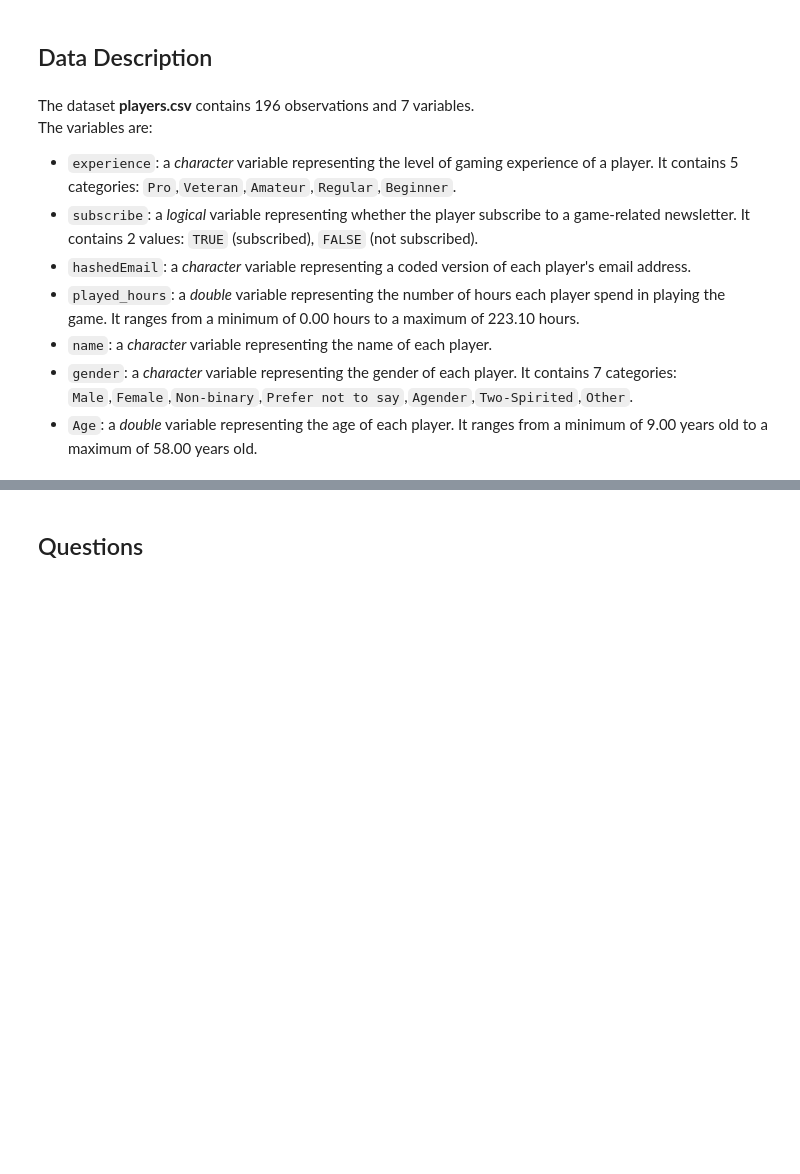
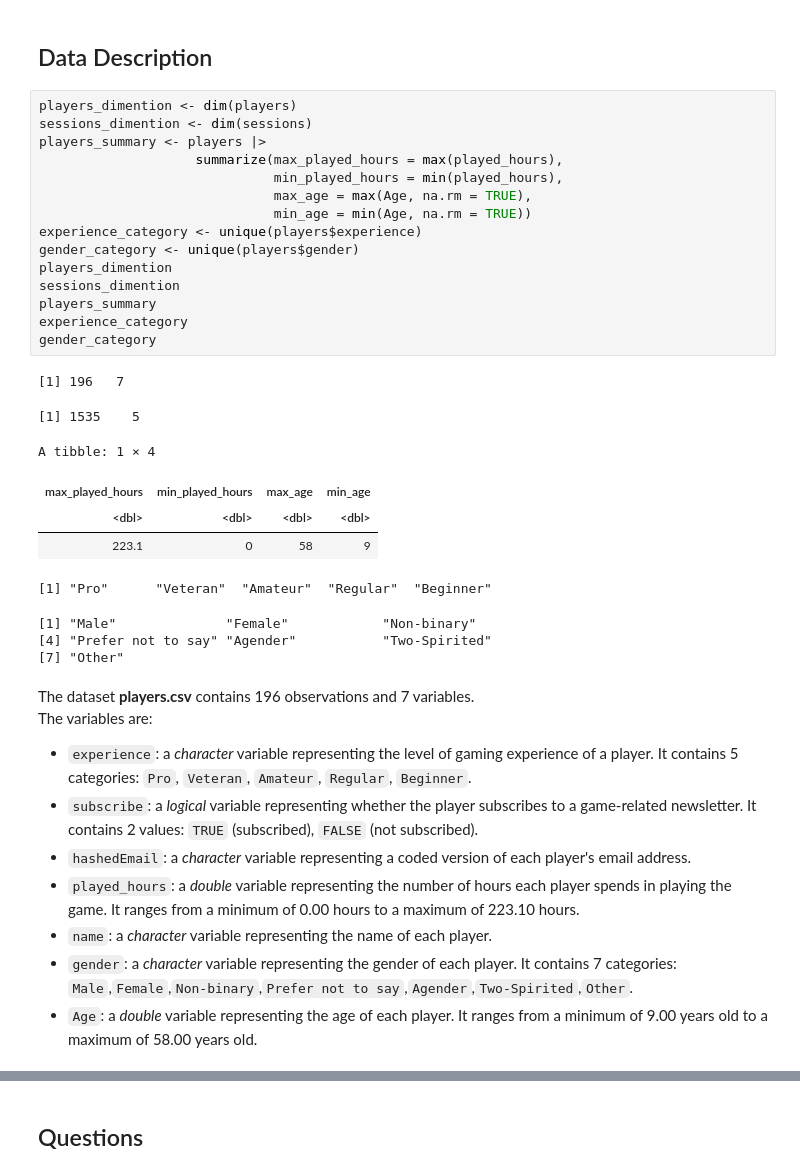
Before and after one commit to MrSaltyPotatoes/UBC-DSCI-100-Project, a Jupyter notebook: Individual Plan_ZhijieZhang_Group004-44.ipynb, the cells around one changed output, grey strips where cells are left out. Cells and saved outputs as stored; diff of their text form; blank space fills up the shorter version.

```diff
--- a/Individual Plan.ipynb
+++ b/Individual Plan_ZhijieZhang_Group004-44.ipynb
@@ -4,12 +30,38 @@ GitHub repository link: https://github.com/MrSaltyPotatoes/UBC-DSCI-100-Project
 # %% [markdown]
 ## Data Description
+# %%
+players_dimention <- dim(players)
+sessions_dimention <- dim(sessions)
+players_summary <- players |>
+                    summarize(max_played_hours = max(played_hours),
+                              min_played_hours = min(played_hours),
+                              max_age = max(Age, na.rm = TRUE),
+                              min_age = min(Age, na.rm = TRUE))
+experience_category <- unique(players$experience)
+gender_category <- unique(players$gender)
+players_dimention
+sessions_dimention
+players_summary
+experience_category
+gender_category
+# %% [output]
+[1] 196   7
+[1] 1535    5
+A tibble: 1 × 4
+| max_played_hours | min_played_hours | max_age | min_age |
+| <dbl> | <dbl> | <dbl> | <dbl> |
+| 223.1 | 0 | 58 | 9 |
+[1] "Pro"      "Veteran"  "Amateur"  "Regular"  "Beginner"
+[1] "Male"              "Female"            "Non-binary"
+[4] "Prefer not to say" "Agender"           "Two-Spirited"
+[7] "Other"
 # %% [markdown]
 The dataset **players.csv** contains 196 observations and 7 variables.
 The variables are:
-+ `experience`: a *character* variable representing the level of gaming experience of a player. It contains 5 categories: `Pro`,`Veteran`,`Amateur`,`Regular`,`Beginner`.
-+ `subscribe`: a *logical* variable representing whether the player subscribe to a game-related newsletter. It contains 2 values: `TRUE` (subscribed), `FALSE` (not subscribed).
++ `experience`: a *character* variable representing the level of gaming experience of a player. It contains 5 categories: `Pro`, `Veteran`, `Amateur`, `Regular`, `Beginner`.
++ `subscribe`: a *logical* variable representing whether the player subscribes to a game-related newsletter. It contains 2 values: `TRUE` (subscribed), `FALSE` (not subscribed).
 + `hashedEmail`: a *character* variable representing a coded version of each player's email address.
-+ `played_hours`: a *double* variable representing the number of hours each player spend in playing the game. It ranges from a minimum of 0.00 hours to a maximum of 223.10 hours.
++ `played_hours`: a *double* variable representing the number of hours each player spends in playing the game. It ranges from a minimum of 0.00 hours to a maximum of 223.10 hours.
 + `name`: a *character* variable representing the name of each player.
 + `gender`: a *character* variable representing the gender of each player. It contains 7 categories: `Male`,`Female`,`Non-binary`,`Prefer not to say`,`Agender`,`Two-Spirited`,`Other`.
 + `Age`: a *double* variable representing the age of each player. It ranges from a minimum of 9.00 years old to a maximum of 58.00 years old.
```
Also changed, not shown: parts of 12 cells of this notebook.
